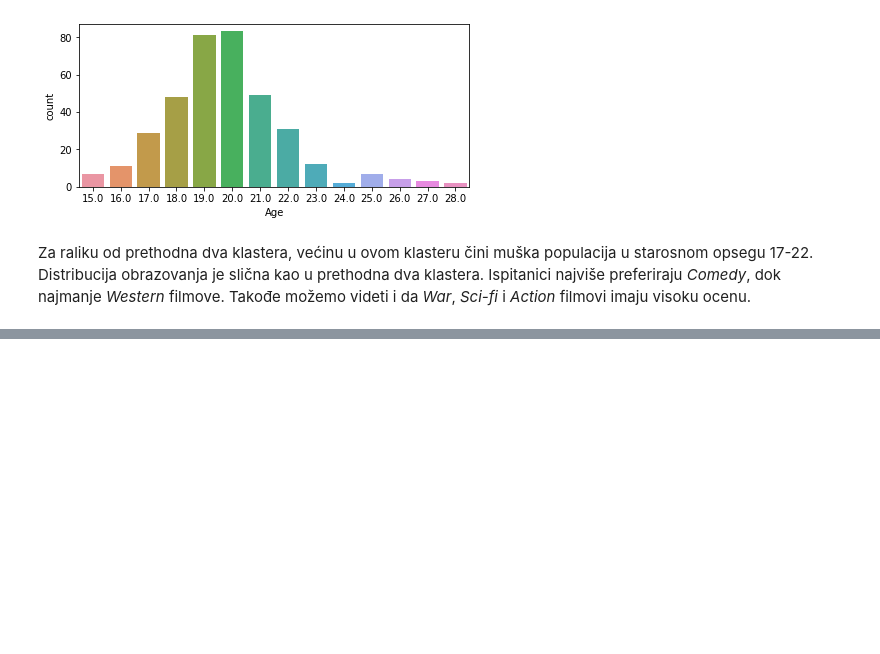
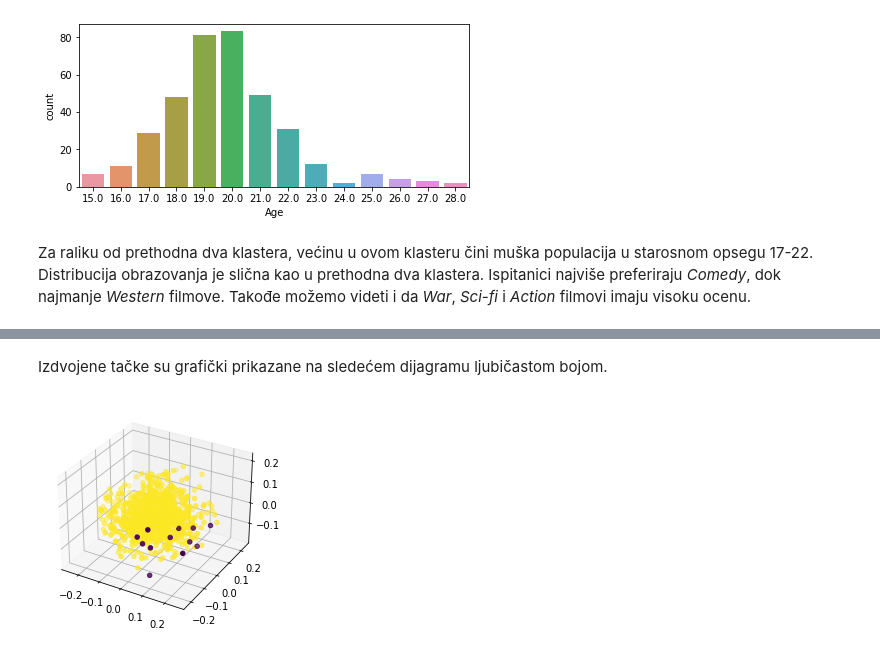
Before and after one commit to LastChanceKatze/ml_young_people_survey, a Jupyter notebook: movie_preferences_clustering.ipynb, the cells around one changed output, grey strips where cells are left out. Cells and saved outputs as stored; diff of their text form; code cells hidden in the pictures; blank space fills up the shorter version.

```diff
--- a/movie_preferences_clustering.ipynb
+++ b/movie_preferences_clustering.ipynb
@@ -788,0 +887,23 @@ Za raliku od prethodna dva klastera, većinu u ovom klasteru čini muška popula
+# %%
+def ms_detect_outliers(labels, labels_unique, labels_count, min_points):
+    outlier_labels = []
+    for label, label_count in zip(labels_unique, labels_count):
+        if label_count < min_points:
+            outlier_labels.append(label)
+
+    outlier_inx = []
+    for i in range(len(labels)):
+        if labels[i] in outlier_labels:
+            outlier_inx.append(i)
+
+    return outlier_inx
+
+ms_outlier_inx = ms_detect_outliers(ms.labels_, ms_labels_unique_, ms_labels_counts_, 15)
+# %% [markdown]
+Izdvojene tačke su grafički prikazane na sledećem dijagramu ljubičastom bojom.
+# %%
+ms_outlier_labels = ms.labels_
+np.put(ms_outlier_labels, ms_outlier_inx, -1)
+plot_clusters_pca_3d(3, data_movie_n, ms_outlier_labels, num_clusters=ms_clusters_)
+# %% [output]
+[figure, added]
```
Also changed, not shown: parts of 19 cells of this notebook, 2 other files.
